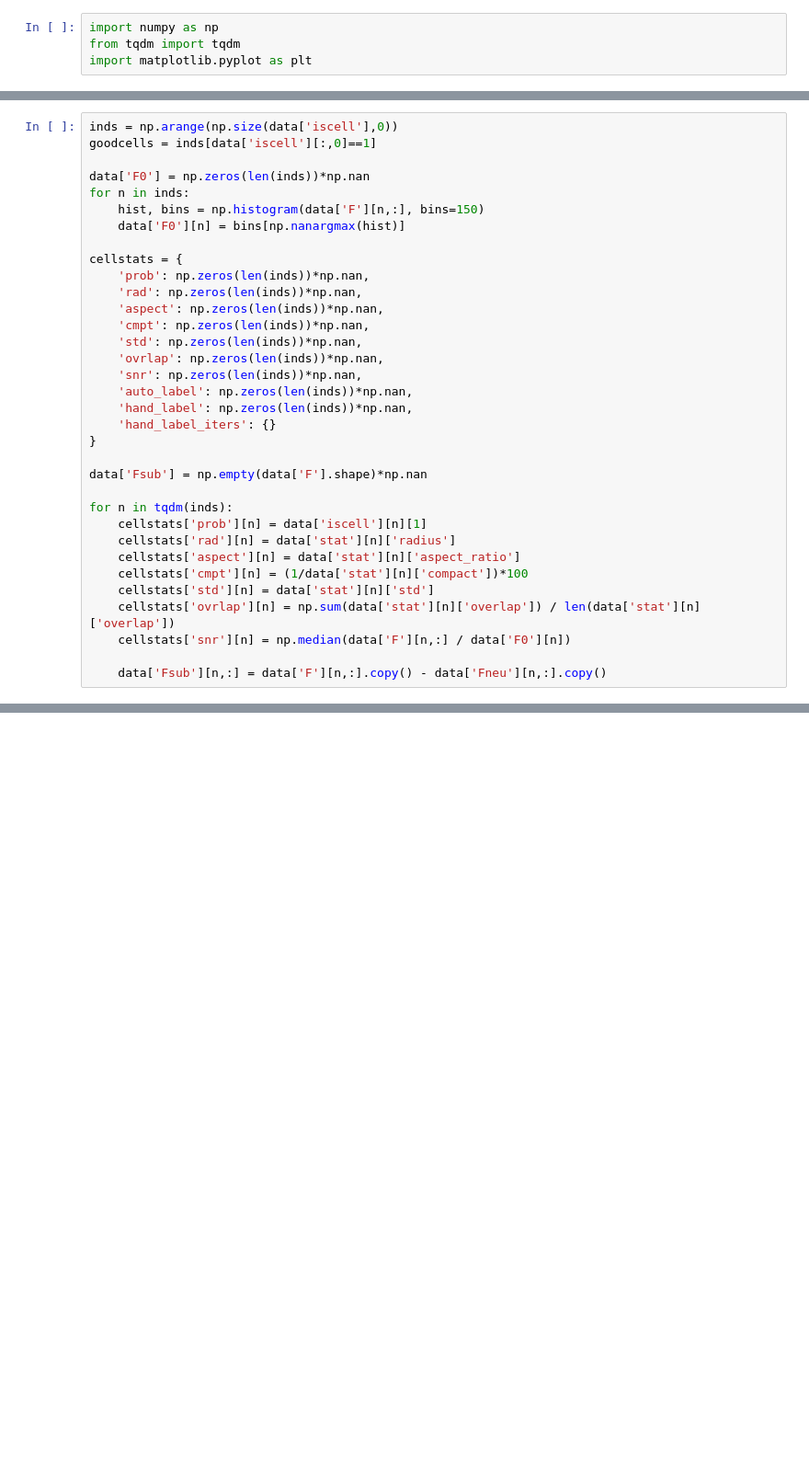
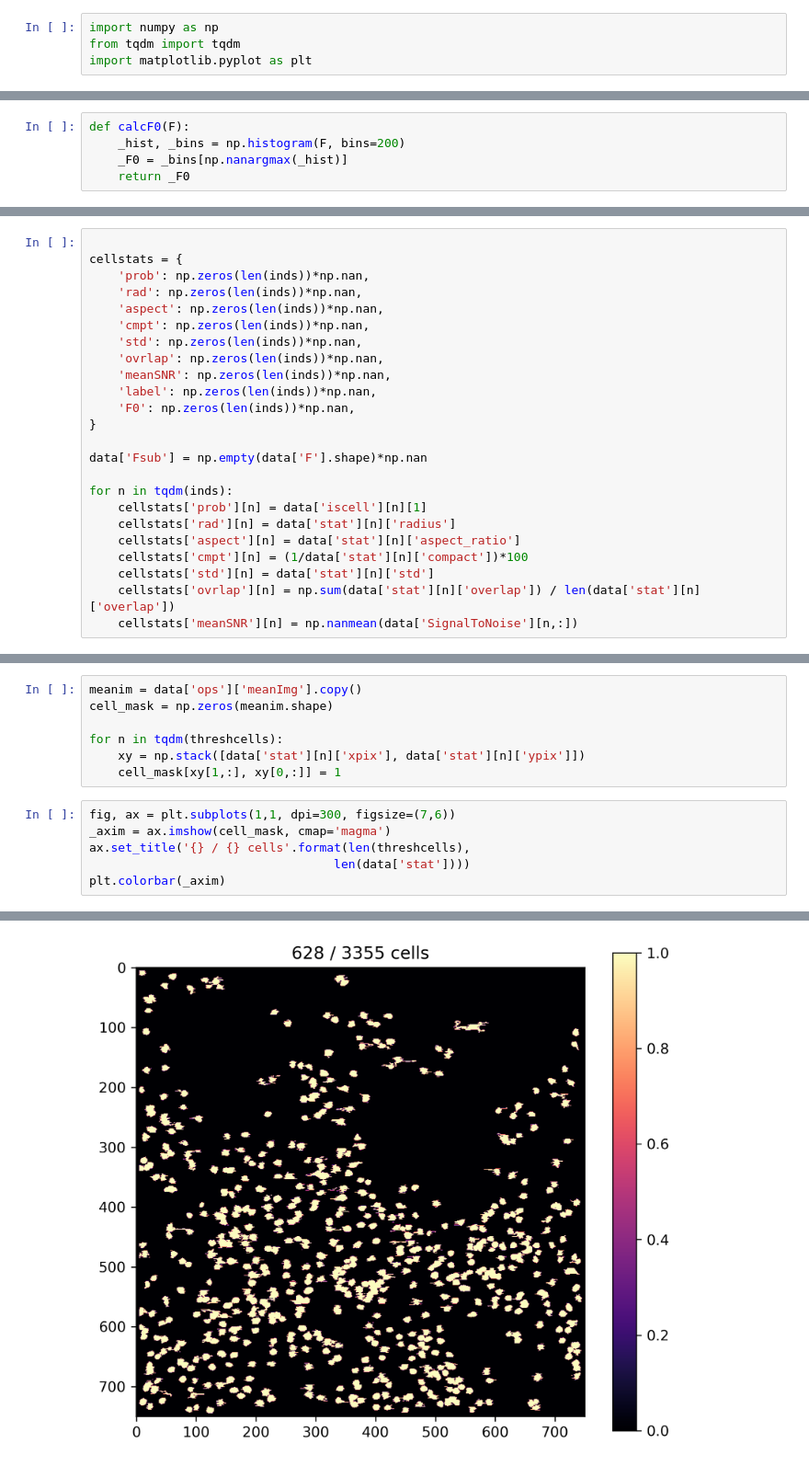
Before and after one commit to dylanmmartins/two-photon-tools, a Jupyter notebook: notebooks/preenCells.ipynb, the cells around one changed output, grey strips where cells are left out. Shown: that part at 92% size. Saved outputs shown, nothing was run; the diff lists cells and outputs as text; blank space fills up the shorter version.

```diff
--- a/notebooks/preenCells.ipynb
+++ b/notebooks/preenCells.ipynb
@@ -20,0 +21,5 @@ data = {
+# %%
+def calcF0(F):
+    _hist, _bins = np.histogram(F, bins=200)
+    _F0 = _bins[np.nanargmax(_hist)]
+    return _F0
@@ -21,11 +36,4 @@ data = {
 # %%
-inds = np.arange(np.size(data['iscell'],0))
-goodcells = inds[data['iscell'][:,0]==1]
-
-data['F0'] = np.zeros(len(inds))*np.nan
-for n in inds:
-    hist, bins = np.histogram(data['F'][n,:], bins=150)
-    data['F0'][n] = bins[np.nanargmax(hist)]
 
 cellstats = {
     'prob': np.zeros(len(inds))*np.nan,
@@ -34,10 +42,9 @@ cellstats = {
     'cmpt': np.zeros(len(inds))*np.nan,
     'std': np.zeros(len(inds))*np.nan,
     'ovrlap': np.zeros(len(inds))*np.nan,
-    'snr': np.zeros(len(inds))*np.nan,
-    'auto_label': np.zeros(len(inds))*np.nan,
-    'hand_label': np.zeros(len(inds))*np.nan,
-    'hand_label_iters': {}
+    'meanSNR': np.zeros(len(inds))*np.nan,
+    'label': np.zeros(len(inds))*np.nan,
+    'F0': np.zeros(len(inds))*np.nan,
 }
 
 data['Fsub'] = np.empty(data['F'].shape)*np.nan
@@ -49,6 +56,4 @@ for n in tqdm(inds):
     cellstats['cmpt'][n] = (1/data['stat'][n]['compact'])*100
     cellstats['std'][n] = data['stat'][n]['std']
     cellstats['ovrlap'][n] = np.sum(data['stat'][n]['overlap']) / len(data['stat'][n]['overlap'])
-    cellstats['snr'][n] = np.median(data['F'][n,:] / data['F0'][n])
-
-    data['Fsub'][n,:] = data['F'][n,:].copy() - data['Fneu'][n,:].copy()
+    cellstats['meanSNR'][n] = np.nanmean(data['SignalToNoise'][n,:])
@@ -168,0 +189,14 @@ fig.tight_layout()
+# %%
+meanim = data['ops']['meanImg'].copy()
+cell_mask = np.zeros(meanim.shape)
+
+for n in tqdm(threshcells):
+    xy = np.stack([data['stat'][n]['xpix'], data['stat'][n]['ypix']])
+    cell_mask[xy[1,:], xy[0,:]] = 1
+# %%
+fig, ax = plt.subplots(1,1, dpi=300, figsize=(7,6))
+_axim = ax.imshow(cell_mask, cmap='magma')
+ax.set_title('{} / {} cells'.format(len(threshcells),
+                                  len(data['stat'])))
+plt.colorbar(_axim)
+# %% [output]
@@ -168,0 +204 @@ fig.tight_layout()
+[figure, added]
```
Also changed, not shown: parts of 31 cells of this notebook.
